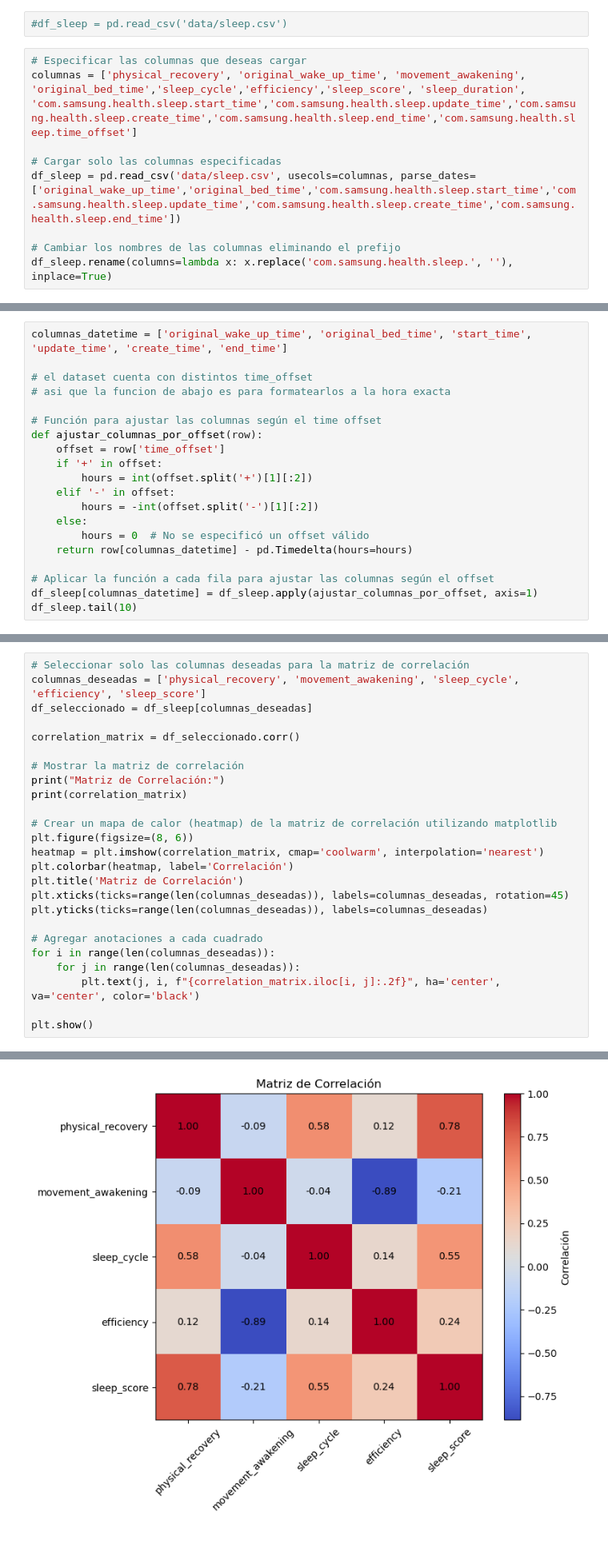
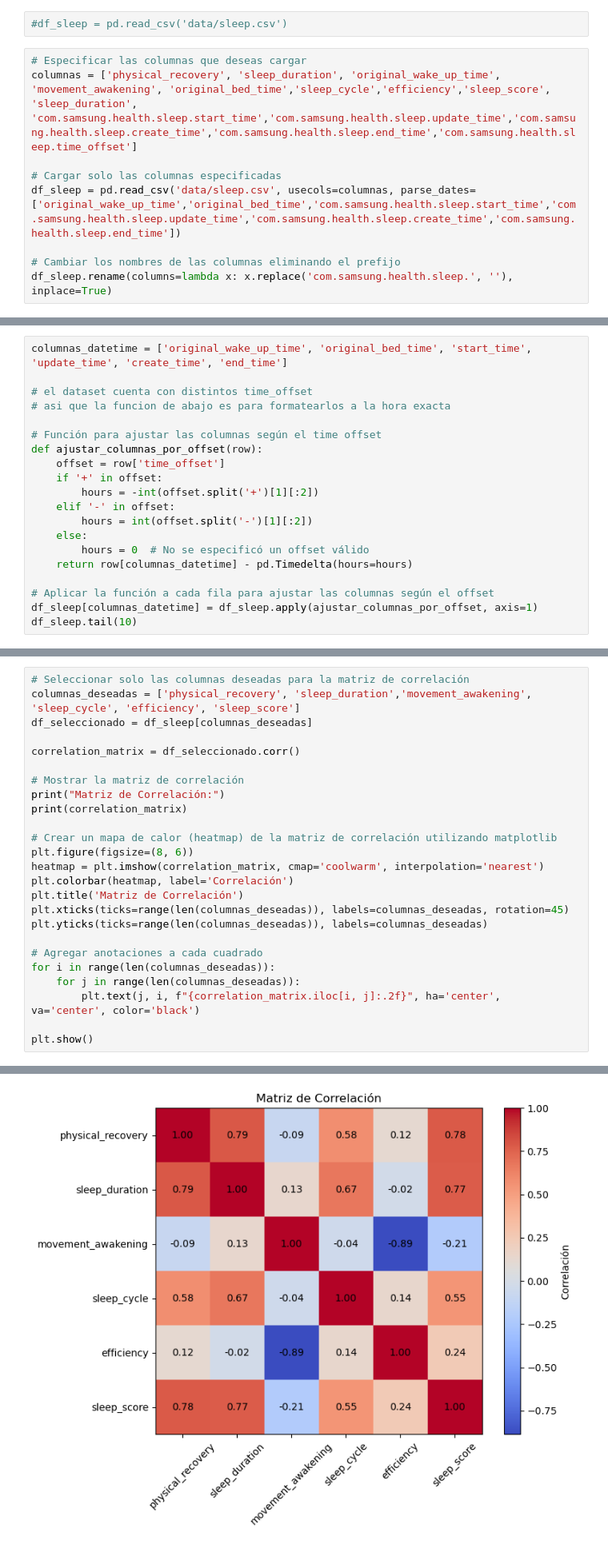
Before and after one commit to MatiasLoiseau/sleep-data-samsung-health, a Jupyter notebook: exploratory_data_analysis.ipynb, the cells around one changed output, grey strips where cells are left out. Shown: that part at 80% size. Cells and saved outputs as stored; diff of their text form.

Commit message:
agregar sleep_duration y varios graficos

```diff
--- a/exploratory_data_analysis.ipynb
+++ b/exploratory_data_analysis.ipynb
@@ -5,7 +5,7 @@ import matplotlib.pyplot as plt
 #df_sleep = pd.read_csv('data/sleep.csv')
 # %%
 # Especificar las columnas que deseas cargar
-columnas = ['physical_recovery', 'original_wake_up_time', 'movement_awakening', 'original_bed_time','sleep_cycle','efficiency','sleep_score', 'sleep_duration', 'com.samsung.health.sleep.start_time','com.samsung.health.sleep.update_time','com.samsung.health.sleep.create_time','com.samsung.health.sleep.end_time','com.samsung.health.sleep.time_offset']
+columnas = ['physical_recovery', 'sleep_duration', 'original_wake_up_time', 'movement_awakening', 'original_bed_time','sleep_cycle','efficiency','sleep_score', 'sleep_duration', 'com.samsung.health.sleep.start_time','com.samsung.health.sleep.update_time','com.samsung.health.sleep.create_time','com.samsung.health.sleep.end_time','com.samsung.health.sleep.time_offset']
 
 # Cargar solo las columnas especificadas
 df_sleep = pd.read_csv('data/sleep.csv', usecols=columnas, parse_dates=['original_wake_up_time','original_bed_time','com.samsung.health.sleep.start_time','com.samsung.health.sleep.update_time','com.samsung.health.sleep.create_time','com.samsung.health.sleep.end_time'])
@@ -115,9 +145,9 @@ columnas_datetime = ['original_wake_up_time', 'original_bed_time', 'start_time',
 def ajustar_columnas_por_offset(row):
     offset = row['time_offset']
     if '+' in offset:
-        hours = int(offset.split('+')[1][:2])
+        hours = -int(offset.split('+')[1][:2])
     elif '-' in offset:
-        hours = -int(offset.split('-')[1][:2])
+        hours = int(offset.split('-')[1][:2])
     else:
         hours = 0  # No se especificó un offset válido
     return row[columnas_datetime] - pd.Timedelta(hours=hours)
@@ -162,6 +214,6 @@ plt.show()
 # %%
 # Seleccionar solo las columnas deseadas para la matriz de correlación
-columnas_deseadas = ['physical_recovery', 'movement_awakening', 'sleep_cycle', 'efficiency', 'sleep_score']
+columnas_deseadas = ['physical_recovery', 'sleep_duration','movement_awakening', 'sleep_cycle', 'efficiency', 'sleep_score']
 df_seleccionado = df_sleep[columnas_deseadas]
 
 correlation_matrix = df_seleccionado.corr()
@@ -202 +256 @@ sleep_score           0.242647     1.000000
-[figure, old version]
+[figure, new version]
```
Also changed, not shown: parts of 20 cells of this notebook.
